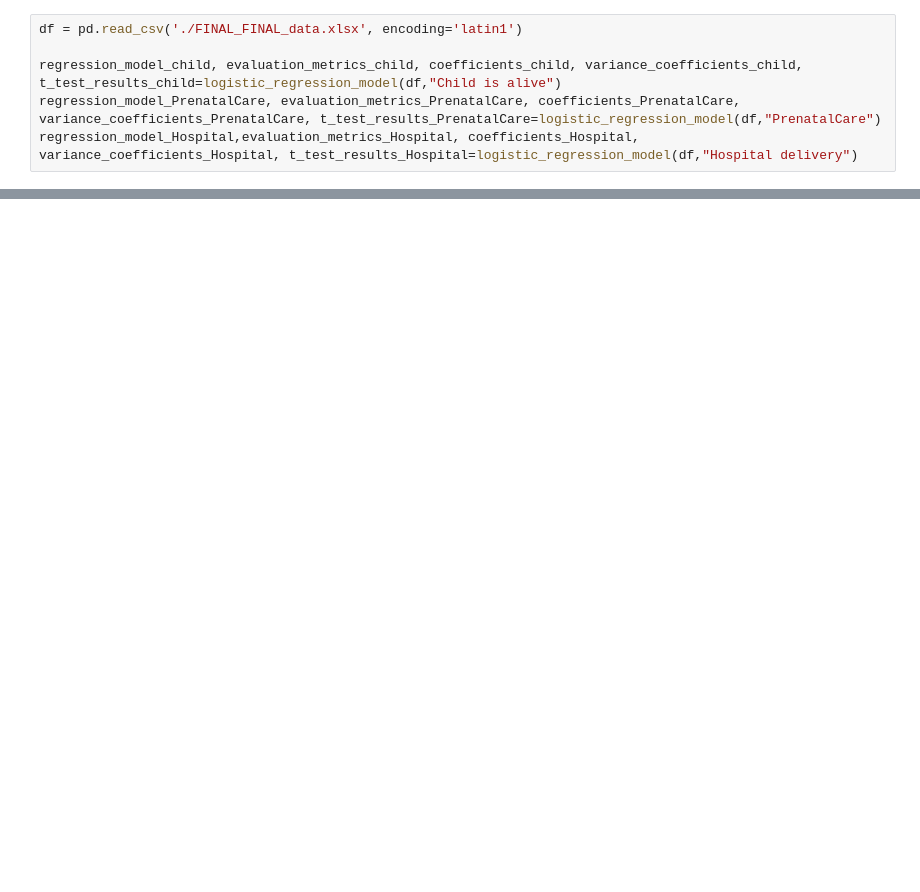
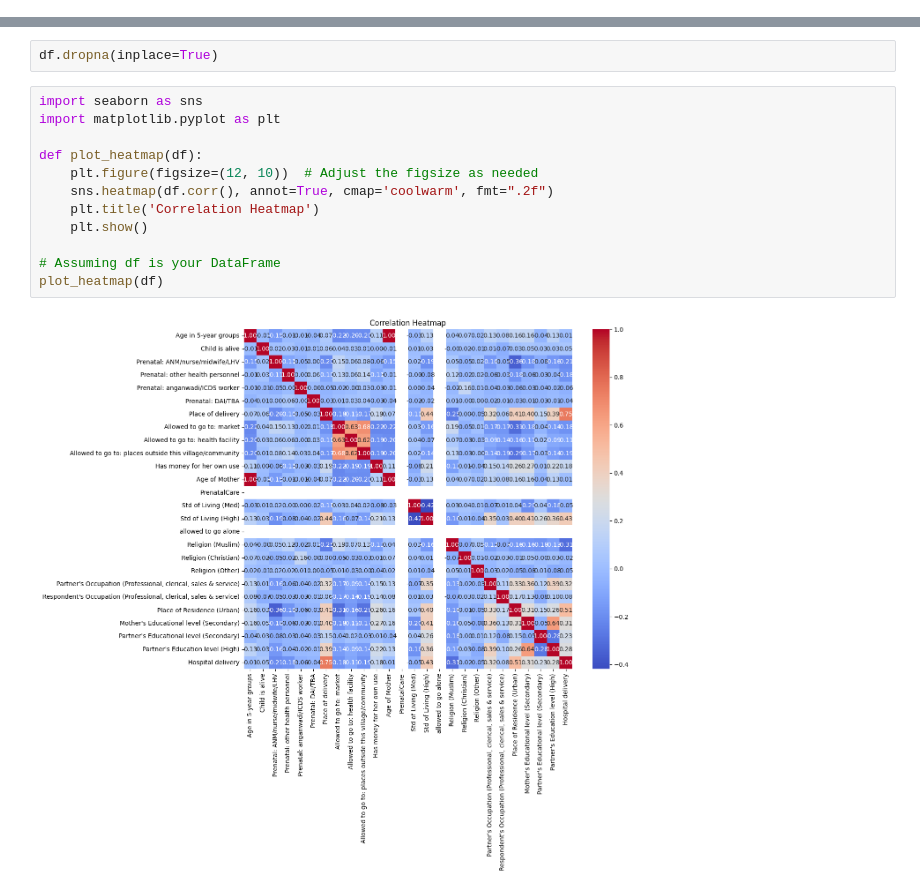
Before and after one commit to kaartav/em-assignment, a Jupyter notebook: reg_and_stats.ipynb, the cells around one changed output, grey strips where cells are left out. Saved outputs shown, nothing was run; the diff lists cells and outputs as text; blank space fills up the shorter version.

```diff
--- a/reg_and_stats.ipynb
+++ b/reg_and_stats.ipynb
@@ -53,6 +70,0 @@ def logistic_regression_model(df, dep_variable, test_size=0.2, random_state=42):
-# %%
-df = pd.read_csv('./FINAL_FINAL_data.xlsx', encoding='latin1')
-
-regression_model_child, evaluation_metrics_child, coefficients_child, variance_coefficients_child, t_test_results_child=logistic_regression_model(df,"Child is alive")
-regression_model_PrenatalCare, evaluation_metrics_PrenatalCare, coefficients_PrenatalCare, variance_coefficients_PrenatalCare, t_test_results_PrenatalCare=logistic_regression_model(df,"PrenatalCare")
-regression_model_Hospital,evaluation_metrics_Hospital, coefficients_Hospital, variance_coefficients_Hospital, t_test_results_Hospital=logistic_regression_model(df,"Hospital delivery")
@@ -60,0 +91,16 @@ FileNotFoundError: [Errno 2] No such file or directory: './FINAL_FINAL_data.xlsx
+# %%
+df.dropna(inplace=True)
+# %%
+import seaborn as sns
+import matplotlib.pyplot as plt
+
+def plot_heatmap(df):
+    plt.figure(figsize=(12, 10))  # Adjust the figsize as needed
+    sns.heatmap(df.corr(), annot=True, cmap='coolwarm', fmt=".2f")
+    plt.title('Correlation Heatmap')
+    plt.show()
+
+# Assuming df is your DataFrame
+plot_heatmap(df)
+# %% [output]
+[figure, added]
```
Also changed, not shown: parts of 9 cells of this notebook, 2 other files.
